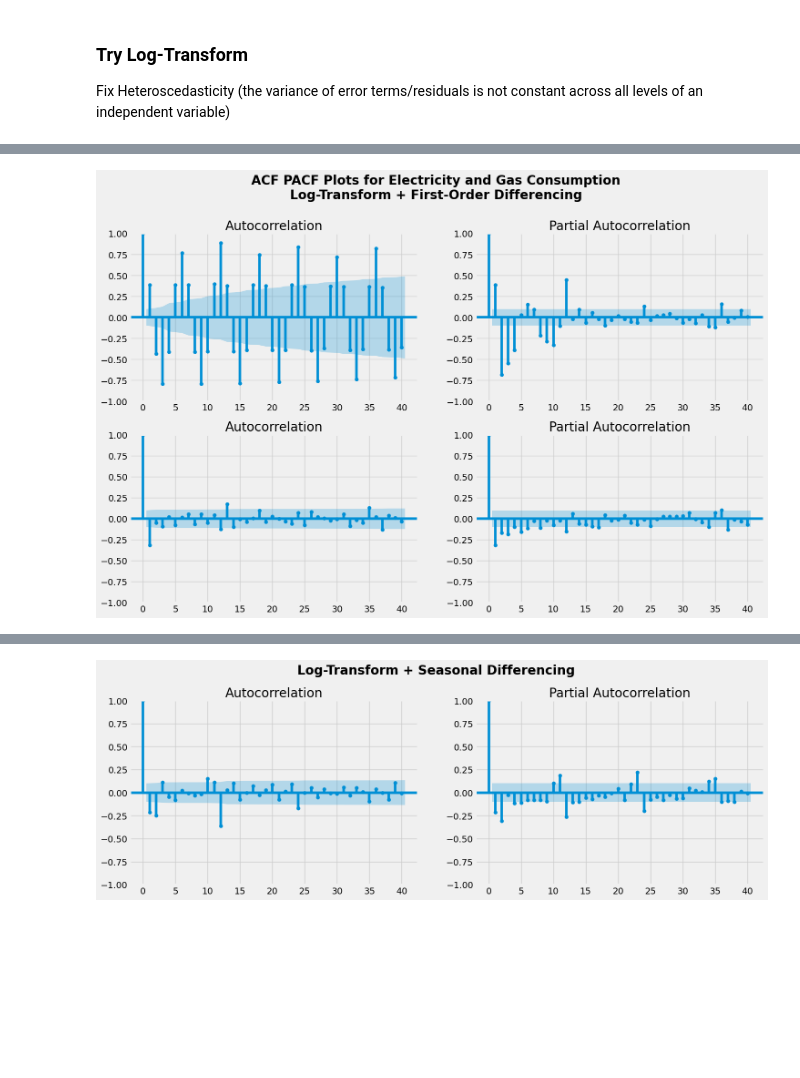
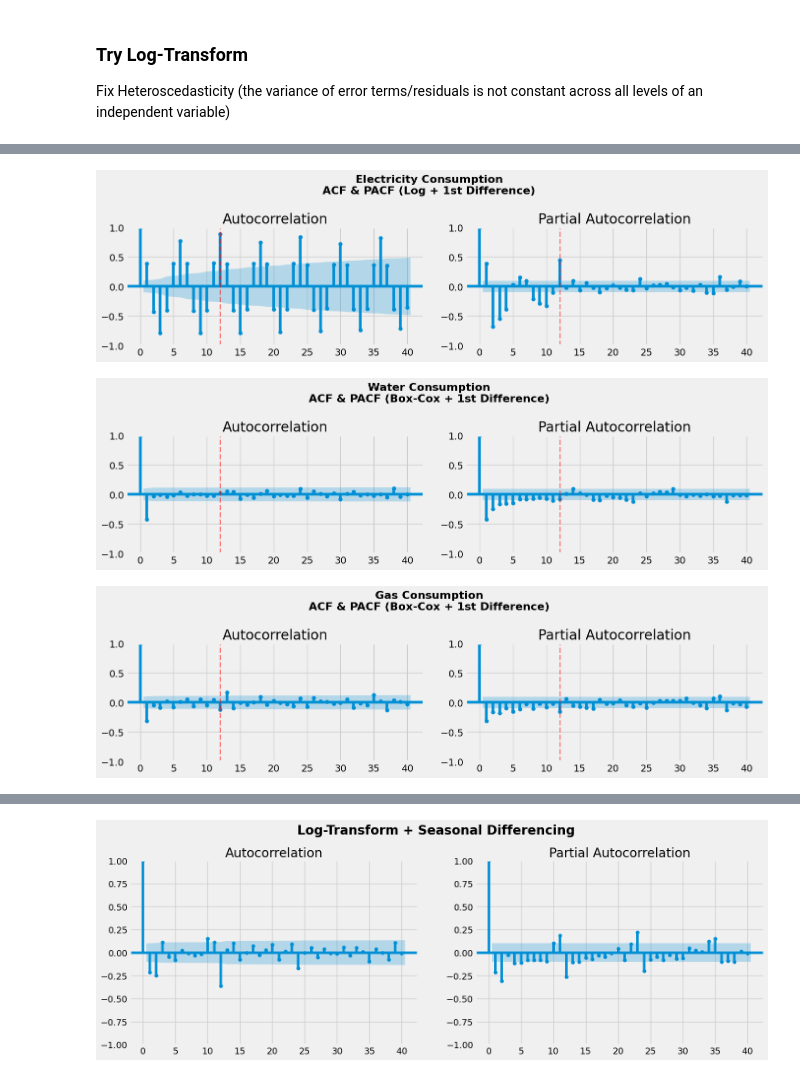
Before and after one commit to lokejer/AIML-clustering-timeseries, a Jupyter notebook: p2510707_CA2_PartB_JeromeLoke.ipynb, the cells around one changed output, grey strips where cells are left out. Saved outputs shown, nothing was run; the diff lists cells and outputs as text; code cells hidden in the pictures; blank space fills up the shorter version.

```diff
--- a/p2510707_CA2_PartB_JeromeLoke.ipynb
+++ b/p2510707_CA2_PartB_JeromeLoke.ipynb
@@ -643,11 +719,0 @@ Conclusion: Reject H0 → Series is stationary
-# %%
-# clean up other test columns
-print("BEFORE clean-up:\n", df.columns)
-df.drop(columns=[
-  "electricity_mwh_bc",
-  "electricity_bc_diff1",
-  "electricity_noBc_diff1",
-  "gas_tons_log",
-  "gas_log_diff1"],
-  inplace=True)
-print("\nAFTER clean-up:", df.columns)
@@ -669,11 +748,40 @@ Use differenced data to check data is independent.
 # %%
-fig, ax = plt.subplots(2, 2, figsize=(16, 10))
-plot_acf(df['electricity_log_diff1'].dropna(), lags=40, ax=ax[0, 0])
-plot_pacf(df['electricity_log_diff1'].dropna(), lags=40, ax=ax[0, 1])
-plot_acf(df['gas_bc_diff1'].dropna(), lags=40, ax=ax[1, 0])
-plot_pacf(df['gas_bc_diff1'].dropna(), lags=40, ax=ax[1, 1])
-plt.suptitle("ACF PACF Plots for Electricity and Gas Consumption\nLog-Transform + First-Order Differencing", fontsize=20, fontweight="bold", y=1.01)
+seasonal_lags = [12, 24]
+
+# 1. Electricity
+fig, ax = plt.subplots(1, 2, figsize=(14, 4))
+plot_acf(df['electricity_log_diff1'].dropna(), lags=40, ax=ax[0])
+plot_pacf(df['electricity_log_diff1'].dropna(), lags=40, ax=ax[1])
+ax[0].axvline(12, linestyle='--', color='red', linewidth=2, alpha=0.5)
+ax[1].axvline(12, linestyle='--', color='red', linewidth=2, alpha=0.5)
+
+fig.suptitle("Electricity Consumption\nACF & PACF (Log + 1st Difference)", fontsize=16, fontweight="bold")
+plt.tight_layout()
 plt.show()
+
+# 2. Water
+fig, ax = plt.subplots(1, 2, figsize=(14, 4))
+plot_acf(df['water_log_diff1'].dropna(), lags=40, ax=ax[0])
+plot_pacf(df['water_log_diff1'].dropna(), lags=40, ax=ax[1])
+ax[0].axvline(12, linestyle='--', color='red', linewidth=2, alpha=0.5)
+ax[1].axvline(12, linestyle='--', color='red', linewidth=2, alpha=0.5)
+
+fig.suptitle("Water Consumption\nACF & PACF (Box-Cox + 1st Difference)", fontsize=16, fontweight="bold")
+plt.tight_layout()
+plt.show()
+
+# 3. Gas
+fig, ax = plt.subplots(1, 2, figsize=(14, 4))
+plot_acf(df['gas_bc_diff1'].dropna(), lags=40, ax=ax[0])
+plot_pacf(df['gas_bc_diff1'].dropna(), lags=40, ax=ax[1])
+ax[0].axvline(12, linestyle='--', color='red', linewidth=2, alpha=0.5)
+ax[1].axvline(12, linestyle='--', color='red', linewidth=2, alpha=0.5)
+
+fig.suptitle("Gas Consumption\nACF & PACF (Box-Cox + 1st Difference)", fontsize=16, fontweight="bold")
+plt.tight_layout()
+plt.show()
 # %% [output]
-[figure, old version]
+[figure, new version]
+[figure, added]
+[figure, added]
 # %% [markdown]
```
Also changed, not shown: parts of 62 cells of this notebook.
